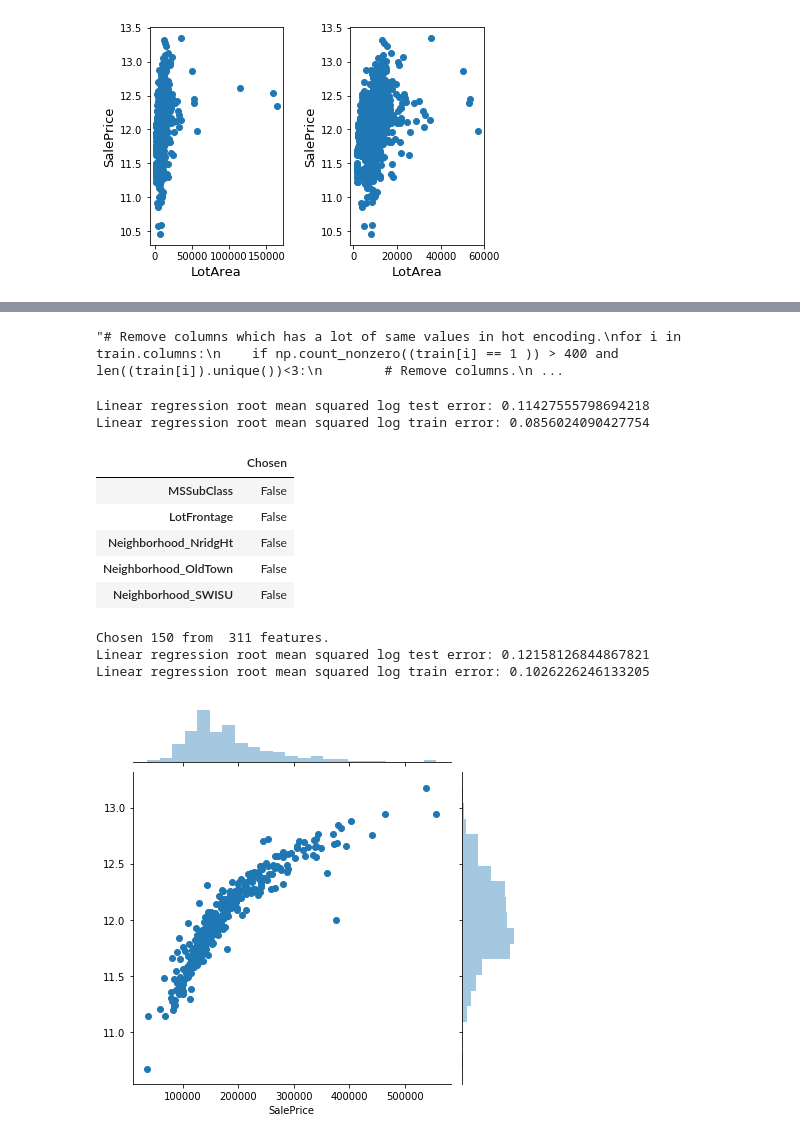
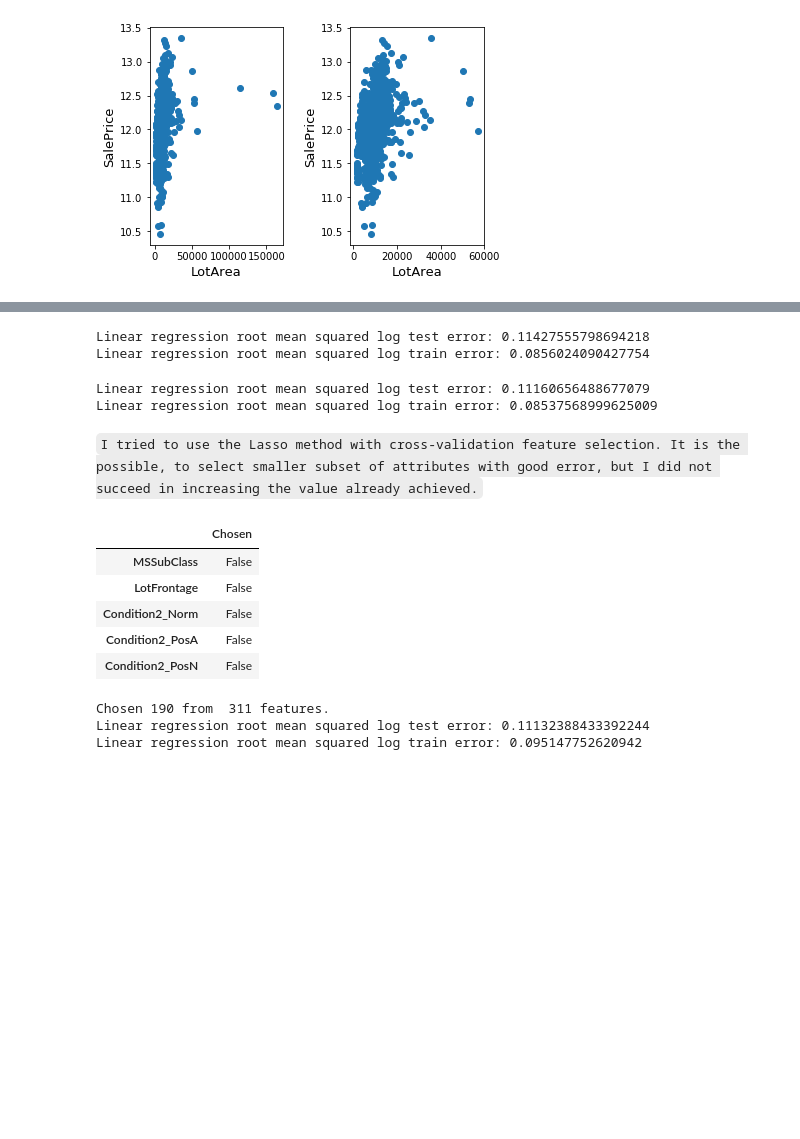
Before and after one commit to martilad/MI-PDD2018_tasks, a Jupyter notebook: 03/homework_03_B181.ipynb, the cells around one changed output, grey strips where cells are left out. Drawn from its saved outputs; the diff is of its cells as text; code cells hidden in the pictures; blank space fills up the shorter version.

```diff
--- a/03/homework_03_B181.ipynb
+++ b/03/homework_03_B181.ipynb
@@ -273,49 +269,56 @@ Linear regression root mean squared log train error: 0.0856024090427754
-# %%
-"""# Remove columns which has a lot of same values in hot encoding.
-for i in train.columns:
-    if np.count_nonzero((train[i] == 1 )) > 400 and len((train[i]).unique())<3:
-        # Remove columns.
-        train = train.drop(i, axis=1, errors = 'ignore')
-        test = test.drop(i, axis=1, errors = 'ignore')"""
-# %% [output]
-"# Remove columns which has a lot of same values in hot encoding.\nfor i in train.columns:\n    if np.count_nonzero((train[i] == 1 )) > 400 and len((train[i]).unique())<3:\n        # Remove columns.\n ...
 # %%
 linreg(train, test)
 # %% [output]
 Linear regression root mean squared log test error: 0.11427555798694218
 Linear regression root mean squared log train error: 0.0856024090427754
+# %%
+# I check distribution of attributes same as in target variable and
+# It is good use log transform for these attributes to improve model.
+train1 = train.copy()
+test1 = test.copy()
+
+log_norm = ['SqrtLotArea',  'GrLivArea', 'TotalSF', 'SqrtGrLivArea', 'SqrtTotalSF']
+
+for col in log_norm:
+    train1[col] = np.log(train1[col])
+    test1[col] = np.log(test1[col])
+linreg(train1, test1)
+# %% [output]
+Linear regression root mean squared log test error: 0.11160656488677079
+Linear regression root mean squared log train error: 0.08537568999625009
+# %% [markdown]
+`I tried to use the Lasso method with cross-validation feature selection. It is the possible, to select smaller subset of attributes with good error, but I did not succeed in increasing the value already achieved.`
 # %%
 # The Lasso - L^1 regularized regression to obtain a sparse solution
 # Then the non-zero features may be extracted from the result.
 
 # Prepare the data
-X = train.drop(['SalePrice'], axis = 1, errors = 'ignore')
-y = train.SalePrice
+X = train1.drop(['SalePrice'], axis = 1, errors = 'ignore')
+y = train1.SalePrice
 
 used_columns = X.columns
 
 # We use the base estimator Lasso since the L1 norm promotes sparsity of features.
-clf = linear_model.Lasso(alpha = 1, max_iter = 10000)
+clf = linear_model.Lasso(alpha = 10, max_iter = 10000)
 
-sfm = feature_selection.RFECV(clf, step=1, cv=5, min_features_to_select=150)
+sfm = feature_selection.RFECV(clf, step=1, cv=3, min_features_to_select=190)
 sfm.fit(X, y)
 
 # transform result to dataframe
 result = pd.DataFrame({'Chosen': sfm.get_support()}, index=list(used_columns))
 # columns to leave
 columns_to_leave = result[result.Chosen == True].index
 # show results
 display(result[result.Chosen == False].head(5))
 print('Chosen', result.Chosen.sum(),'from ', result.Chosen.shape[0], 'features.')
-linreg(train[list(columns_to_leave) + ['SalePrice']], test[list(columns_to_leave) + ['SalePrice']], True)
+linreg(train1[list(columns_to_leave) + ['SalePrice']], test1[list(columns_to_leave) + ['SalePrice']])
 # %% [output]
 |  | Chosen |
 | MSSubClass | False |
 | LotFrontage | False |
-| Neighborhood_NridgHt | False |
-| Neighborhood_OldTown | False |
-| Neighborhood_SWISU | False |
+| Condition2_Norm | False |
+| Condition2_PosA | False |
+| Condition2_PosN | False |
-Chosen 150 from  311 features.
-Linear regression root mean squared log test error: 0.12158126844867821
-Linear regression root mean squared log train error: 0.1026226246133205
+Chosen 190 from  311 features.
+Linear regression root mean squared log test error: 0.11132388433392244
+Linear regression root mean squared log train error: 0.095147752620942
-[figure, removed]
```
Also changed, not shown: parts of 7 cells of this notebook.
